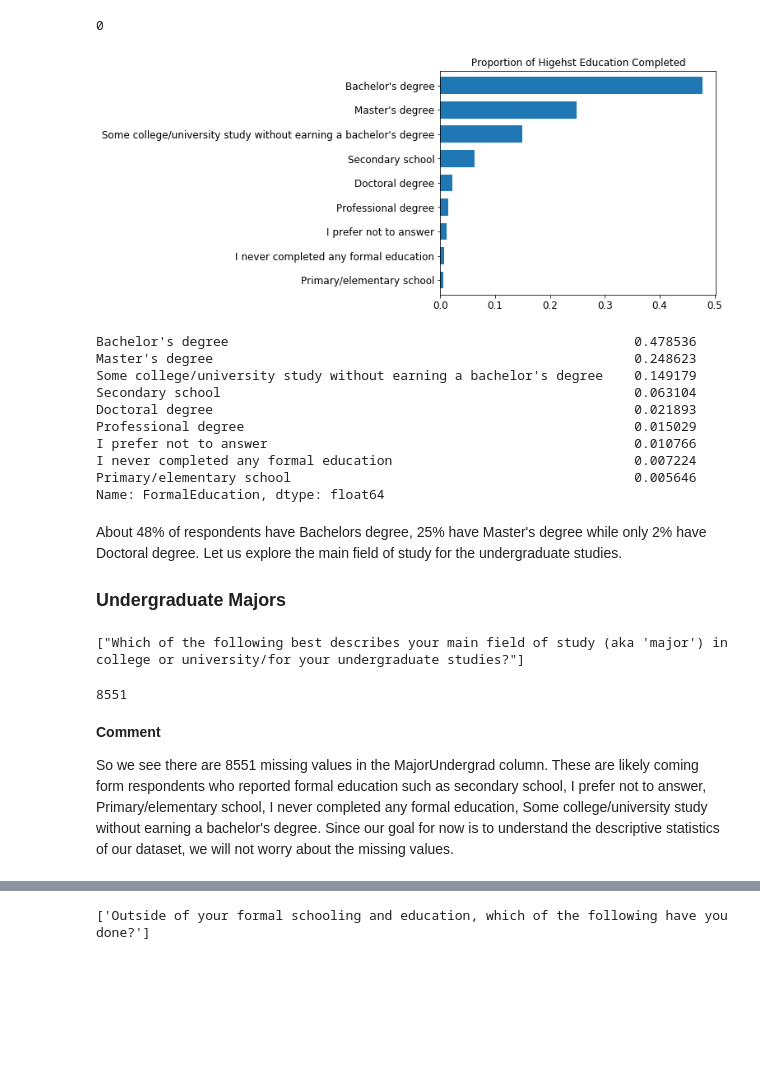
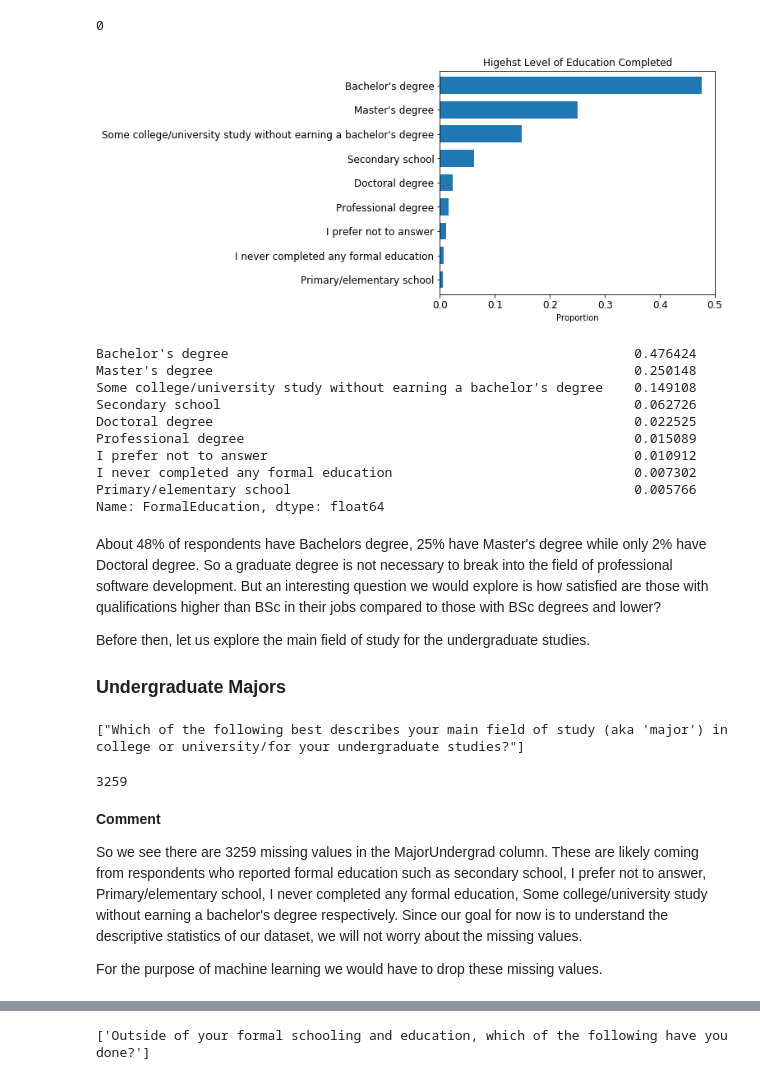
Before and after one commit to Marvykalu/DataScience_Projects, a Jupyter notebook: stackoverflow_developer_survey_2017/Exploratory_Data_Analysis_File.ipynb, the cells around one changed output, grey strips where cells are left out. Cells and saved outputs as stored; diff of their text form; code cells hidden in the pictures; blank space fills up the shorter version.

```diff
--- a/stackoverflow_developer_survey_2017/Exploratory_Data_Analysis_File.ipynb
+++ b/stackoverflow_developer_survey_2017/Exploratory_Data_Analysis_File.ipynb
@@ -22,5 +22,5 @@ from collections import defaultdict
 %matplotlib inline
 # %%
 #load data
-df = pd.read_csv('survey-results-public.csv')
+df_survey = pd.read_csv('survey-results-public.csv')
 df_schema = pd.read_csv('survey-results-schema.csv')
@@ -79,6 +77,6 @@ def df_filter(df, col, val):
     return new_df
 # %%
-def value_count_plot(df, col, title, plot=True):
+def value_count_plot(df, col, title, x ='Proportion',plot=True):
     """
     INPUT
         df - a pandas dataframe holding the columns you want to plot
@@ -91,12 +89,13 @@ def value_count_plot(df, col, title, plot=True):
     """
     count_prop = (df[col].value_counts())/df.shape[0]
 
-    #plot the proportion of the formal education counts above
+    #plot the proportion of the column counts above
     if plot:
         plt.figure(figsize = [6, 5])
         count_prop.sort_values().plot(kind="barh", width = 0.7);
         plt.title(title);
         plt.xticks(fontsize=12);
         plt.yticks(fontsize=12);
+        plt.xlabel(x)
         plt.show();
     return count_prop
@@ -129,0 +128,4 @@ Name: Professional, dtype: int64
+# %%
+#filter dataframe df_curvey
+df = df_survey[(df_survey['Professional'] == "Professional developer") | (df_survey['Professional'] ==  "Used to be a professional developer")]
+df['Professional'].value_counts()
@@ -136,21 +154,23 @@ num_missing_value('FormalEducation')
 # %% [output]
 0
 # %%
-value_count_plot(df_prof_dev,"FormalEducation","Proportion of Higehst Education Completed")
+value_count_plot(df,"FormalEducation","Higehst Level of Education Completed")
 # %% [output]
-[figure, old version]
+[figure, new version]
-Bachelor's degree                                                    0.478536
-Master's degree                                                      0.248623
-Some college/university study without earning a bachelor's degree    0.149179
-Secondary school                                                     0.063104
-Doctoral degree                                                      0.021893
-Professional degree                                                  0.015029
-I prefer not to answer                                               0.010766
-I never completed any formal education                               0.007224
-Primary/elementary school                                            0.005646
+Bachelor's degree                                                    0.476424
+Master's degree                                                      0.250148
+Some college/university study without earning a bachelor's degree    0.149108
+Secondary school                                                     0.062726
+Doctoral degree                                                      0.022525
+Professional degree                                                  0.015089
+I prefer not to answer                                               0.010912
+I never completed any formal education                               0.007302
+Primary/elementary school                                            0.005766
 Name: FormalEducation, dtype: float64
 # %% [markdown]
-About 48% of respondents have Bachelors degree, 25% have Master's degree while only 2% have Doctoral degree. Let us explore the main field of study for the undergraduate studies.
+About 48% of respondents have Bachelors degree, 25% have Master's degree while only 2% have Doctoral degree. So a graduate degree is not necessary to break into the field of professional software development. But an interesting question we would explore is how satisfied are those with qualifications higher than BSc in their jobs compared to those with BSc degrees and lower?
+
+Before then, let us explore the main field of study for the undergraduate studies.
 
 ### Undergraduate Majors
 # %%
@@ -158,10 +178,12 @@ print_question('MajorUndergrad')
 # %% [output]
 ["Which of the following best describes your main field of study (aka 'major') in college or university/for your undergraduate studies?"]
 # %%
-num_missing_value('MajorUndergrad')
+num_missing_value(df,'MajorUndergrad')
 # %% [output]
-8551
+3259
 # %% [markdown]
 **Comment**
 
-So we see there are 8551 missing values in the MajorUndergrad column. These are likely coming form respondents who reported formal education such as secondary school, I prefer not to answer, Primary/elementary school, I never completed any formal education, Some college/university study without earning a bachelor's degree. Since our goal for now is to understand the descriptive statistics of our dataset, we will not worry about the missing values.
+So we see there are 3259 missing values in the MajorUndergrad column. These are likely coming from respondents who reported formal education such as secondary school, I prefer not to answer, Primary/elementary school, I never completed any formal education, Some college/university study without earning a bachelor's degree respectively. Since our goal for now is to understand the descriptive statistics of our dataset, we will not worry about the missing values.
+
+For the purpose of machine learning we would have to drop these missing values.
```
Also changed, not shown: parts of 111 cells of this notebook.
